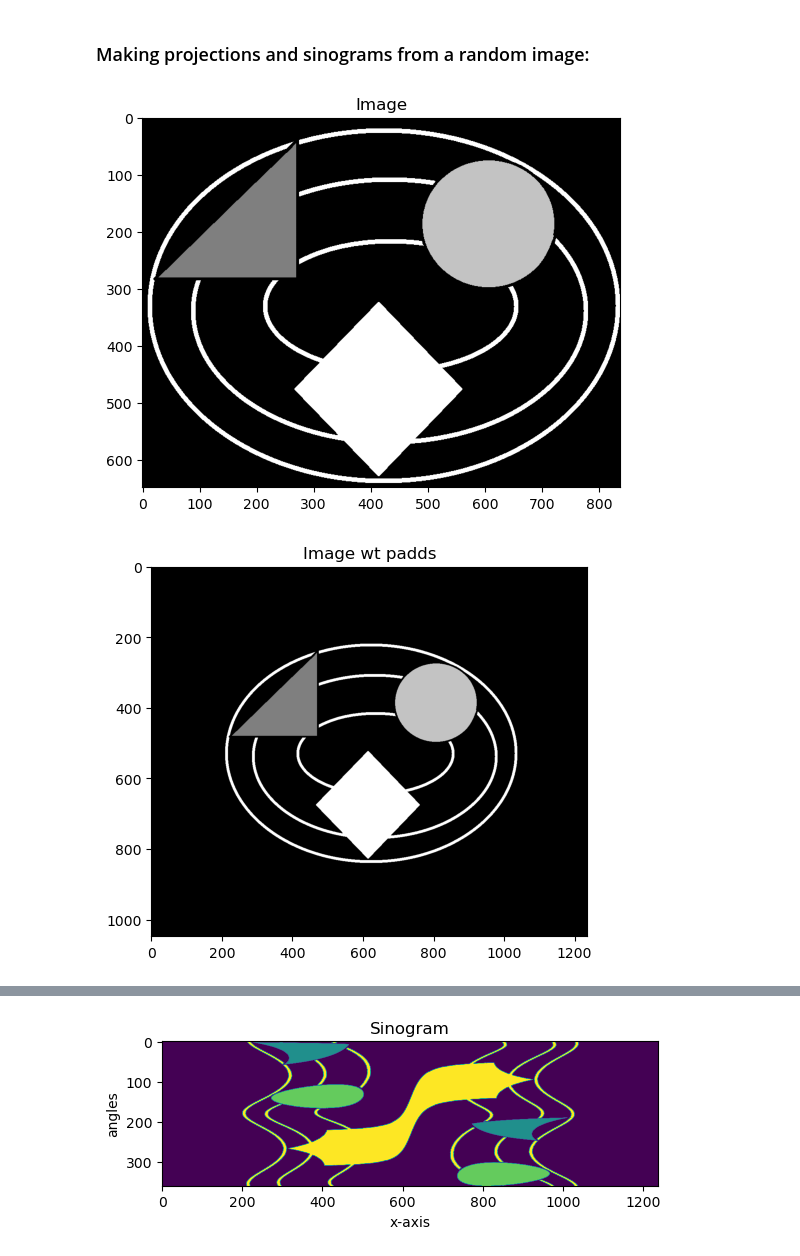
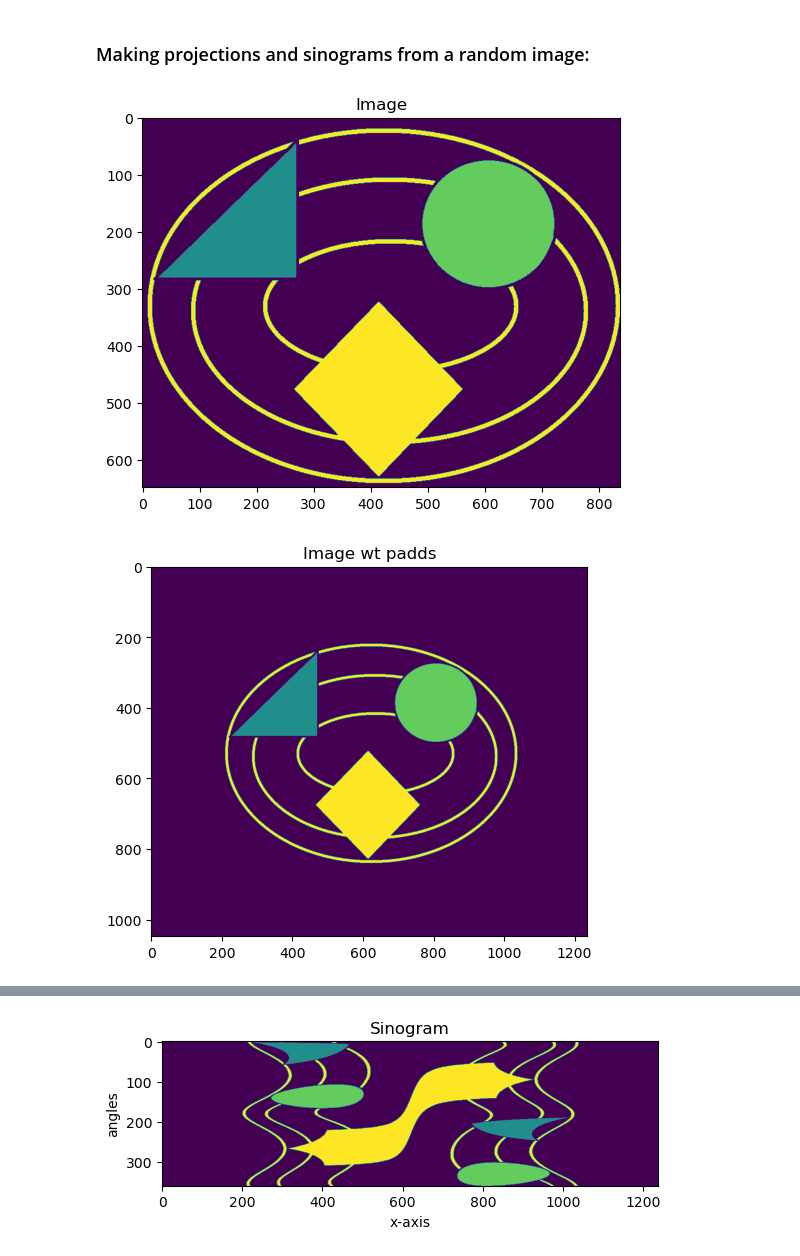
Before and after one commit to MaPhewJ/EIL_image_processing, a Jupyter notebook: BasicsProjections.ipynb, the cells around one changed output, grey strips where cells are left out. Drawn from its saved outputs; the diff is of its cells as text; code cells hidden in the pictures.

```diff
--- a/BasicsProjections.ipynb
+++ b/BasicsProjections.ipynb
@@ -12,20 +12,20 @@ from skimage.color import rgb2gray
 # %%
 #read shapes.tiff
 image = io.imread('C:/Users/Matthew/Desktop/shapes.tiff')
 #if RGB uncomment below
 image = image[:,:,1]
-plt.imshow(image, cmap = 'gray')
+plt.imshow(image, cmap = 'viridis')
 plt.title('Image')
 plt.show()
 # %% [output]
-[figure, old version]
+[figure, new version]
 # %%
 image_pad = np.pad(image, 200)
-plt.imshow(image_pad, cmap = 'gray')
+plt.imshow(image_pad, cmap = 'viridis')
 plt.title('Image wt padds')
 plt.show()
 # %% [output]
-[figure, old version]
+[figure, new version]
 # %%
 projs = []
 for angle in range(360):
```
Also changed, not shown: parts of 2 cells of this notebook.
